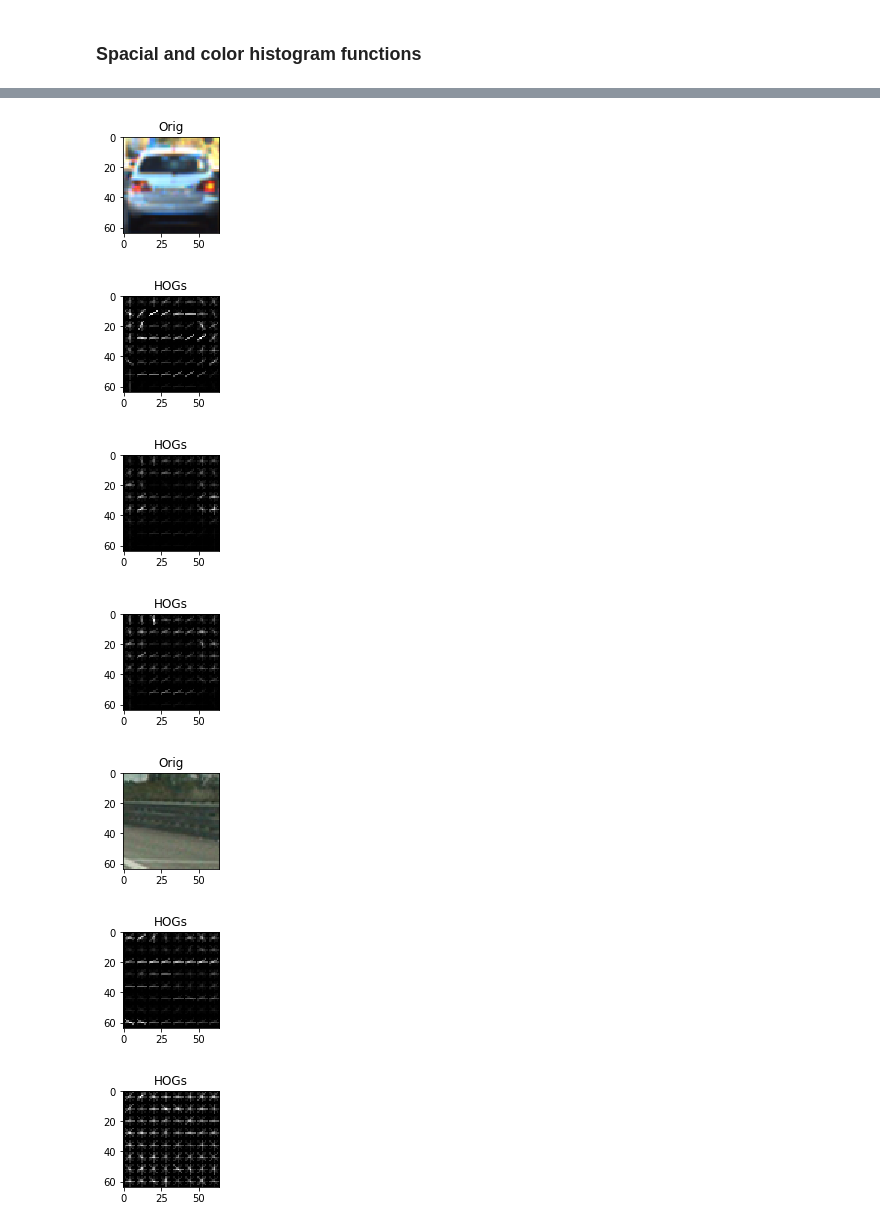
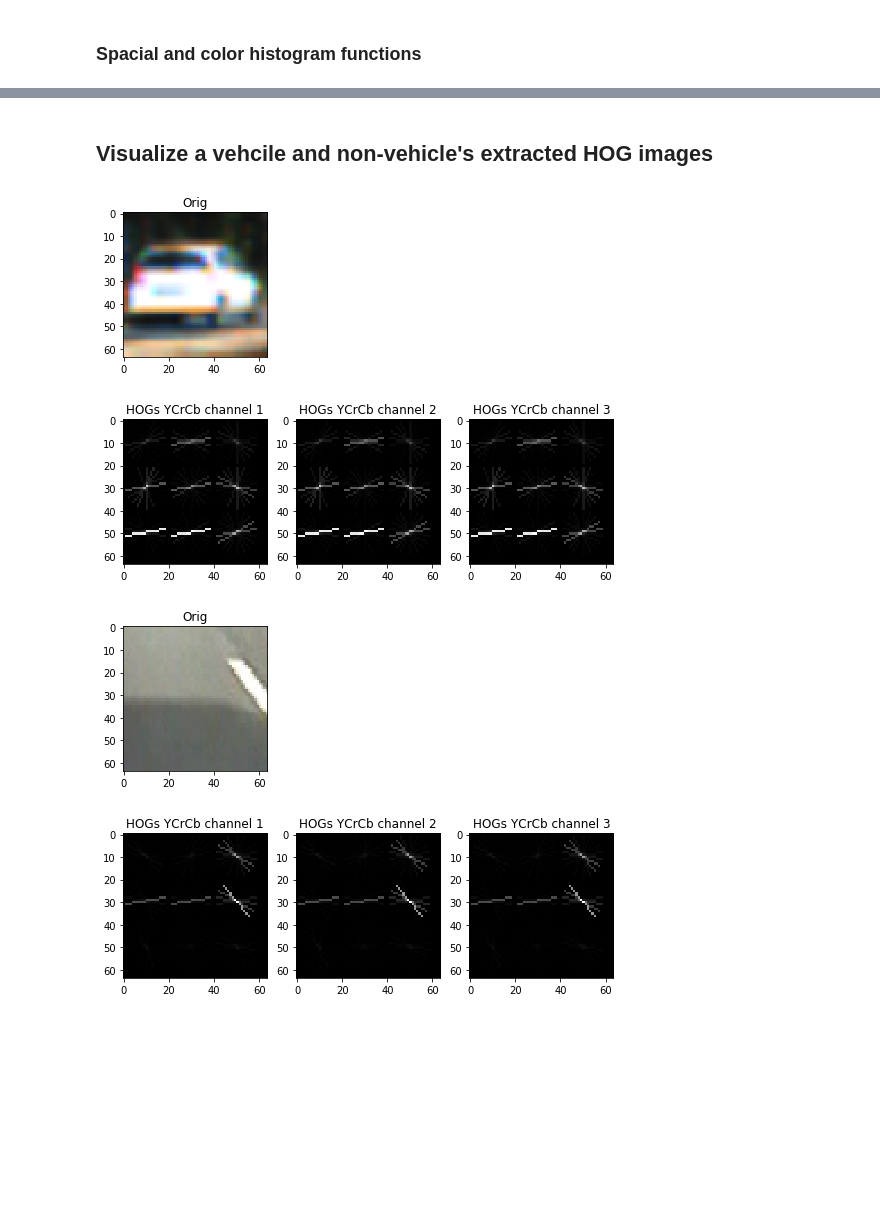
Before and after one commit to ryan-jonesford/vehicle_detection, a Jupyter notebook: vehicle_detection.ipynb, the cells around one changed output, grey strips where cells are left out. Saved outputs shown, nothing was run; the diff lists cells and outputs as text; code cells hidden in the pictures; blank space fills up the shorter version.

```diff
--- a/vehicle_detection.ipynb
+++ b/vehicle_detection.ipynb
@@ -126,0 +75,24 @@ def hog_by_chan(img,pix_per_cell=ppc,cell_per_block=cpb,orient=ori, rav=True,
+# %%
+# Define a color space dict. All image reads done by cv2.imread()
+CS = {'HSV':    cv2.COLOR_BGR2HSV,
+      'YUV':    cv2.COLOR_BGR2YUV,
+      'YCrCb':  cv2.COLOR_BGR2YCrCb,
+      'LUV':    cv2.COLOR_BGR2LUV,
+      'HLS':    cv2.COLOR_BGR2HLS}
+# Declare these globally, so there isn't confusion
+# pixels per cell
+PPC = 20
+# cells per block
+CPB = 2
+# ORI
+ORI = 9
+# hist bins
+HB = 6
+# hist range
+HR = (0, 256)
+# downsample size
+RSIZE = (10, 10)
+# color space
+CSPACE = "YCrCb"
+# Channels to use
+CHANS=[1,2,3]
@@ -169,31 +187,29 @@ Dataset size difference          0.009009009009009028 %
+# %% [markdown]
+## Visualize a vehcile and non-vehicle's extracted HOG images
 # %%
 row = 2
 col = 5
 sp = 1
-width =10
-height =10
+width =15
+height =15
 for image in(cv2.imread(carFiles[int(random() * dataInfo["car_count"])]),cv2.imread(notCarFiles[int(random() * dataInfo["not_car_count"])])):
-    sampleFeatures, HOGImg = hog_by_chan(image,vis=True)
     fig = plt.figure(figsize=(width,height))
     plt.subplot(row,col,sp)
     plt.imshow(cv2.cvtColor(image,cv2.COLOR_BGR2RGB))
     plt.title("Orig")
-    sp+=1
-    for hImg in HOGImg:
-        fig = plt.figure(figsize=(width,height))
+    sp=1
+    fig = plt.figure(figsize=(width,height))
+    for i in range(1,4):
         plt.subplot(row,col,sp)
-        plt.imshow(hImg, cmap="gray")
-        plt.title("HOGs")
-        sp = 1
-        plt.show()
+        plt.imshow(hog_by_chan(image,vis=True)[1][0], cmap="gray")
+        plt.title("HOGs "+CSPACE+" channel %i" % i)
+        sp += 1
+    plt.show()
 
 # prevent accidentally using these again
 image, rsizedImg, grayImg, HOGImg, sampleFeatures = None,None,None,None,None
 # %% [output]
-[figure, old version]
+[figure, new version]
-[figure, old version]
+[figure, new version]
-[figure, old version]
+[figure, new version]
-[figure, old version]
+[figure, new version]
-[figure, removed]
-[figure, removed]
-[figure, removed]
```
Also changed, not shown: parts of 29 cells of this notebook, 4 other files.
